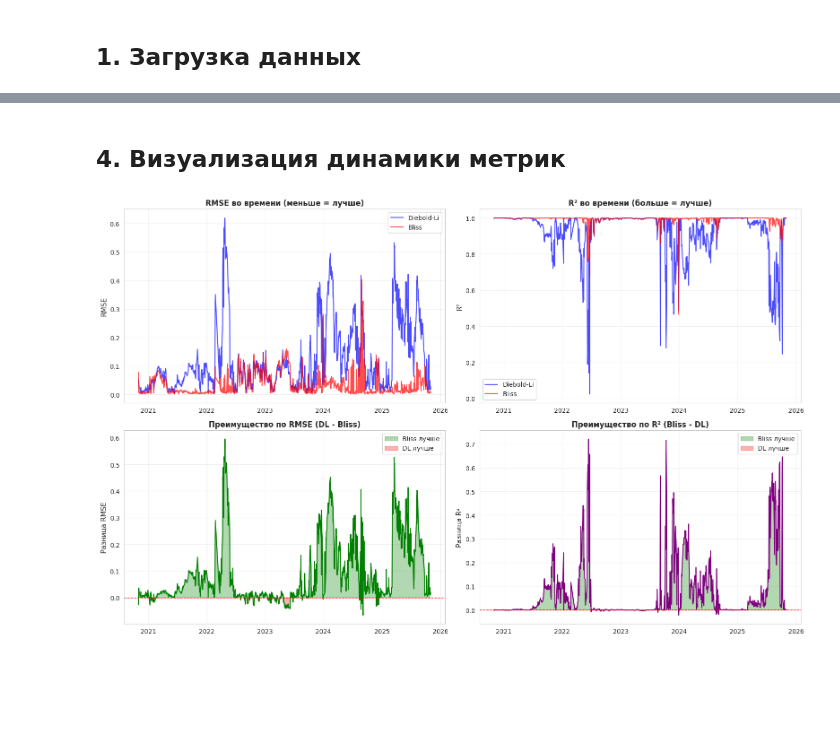
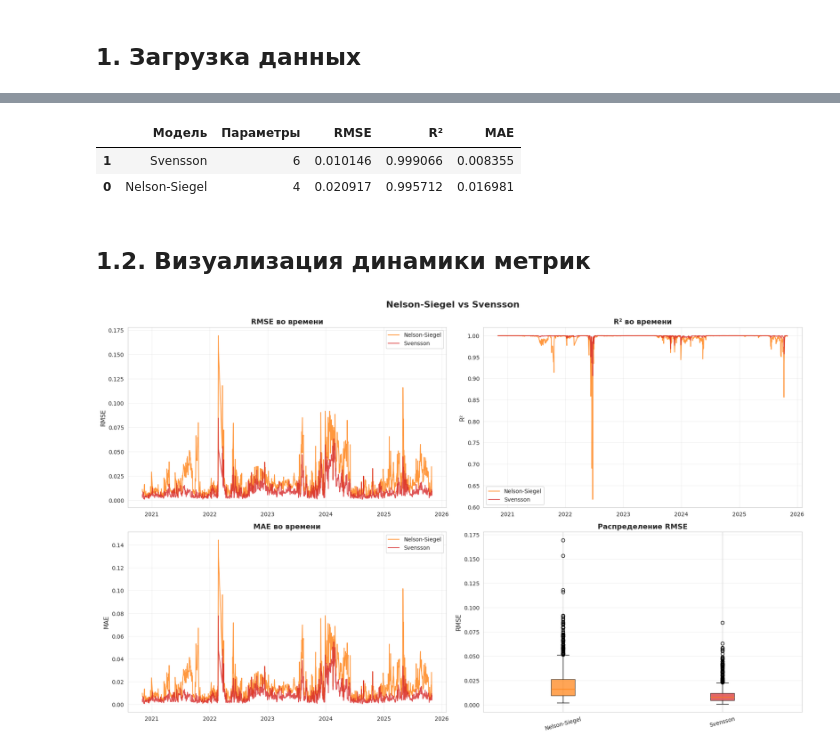
Before and after one commit to perin-nn/financial_project_2025, a Jupyter notebook: Comparison.ipynb, the cells around one changed output, grey strips where cells are left out. Cells and saved outputs as stored; diff of their text form; code cells hidden in the pictures; blank space fills up the shorter version.

```diff
--- a/Comparison.ipynb
+++ b/Comparison.ipynb
@@ -117,47 +56,63 @@ Bliss выиграл: 1107 раз (88.1%)
+# %%
+models_ns_sv = {
+    'Nelson-Siegel': results_ns,
+    'Svensson': results_svensson
+}
+
+summary_data_ns_sv = []
+for name, res in models_ns_sv.items():
+    summary_data_ns_sv.append({
+        'Модель': name,
+        'Параметры': {'Nelson-Siegel': 4, 'Svensson': 6}[name],
+        'RMSE': res['rmse'].mean(),
+        'R²': res['r2'].mean(),
+        'MAE': res['mae'].mean()
+    })
+
+summary_df_ns_sv = pd.DataFrame(summary_data_ns_sv).sort_values('RMSE')
+summary_df_ns_sv
+# %% [output]
+|  | Модель | Параметры | RMSE | R² | MAE |
+| 1 | Svensson | 6 | 0.010146 | 0.999066 | 0.008355 |
+| 0 | Nelson-Siegel | 4 | 0.020917 | 0.995712 | 0.016981 |
 # %% [markdown]
-## 4. Визуализация динамики метрик
+## 1.2. Визуализация динамики метрик
 # %%
-fig, axes = plt.subplots(2, 2, figsize=(16, 10))
+fig, axes = plt.subplots(2, 2, figsize=(18, 11))
 
-# RMSE
-axes[0, 0].plot(results_dl.index, results_dl['rmse'], linewidth=1.5, label='Diebold-Li', color='blue', alpha=0.7)
-axes[0, 0].plot(results_bliss.index, results_bliss['rmse'], linewidth=1.5, label='Bliss', color='red', alpha=0.7)
-axes[0, 0].set_title('RMSE во времени (меньше = лучше)', fontsize=12, fontweight='bold')
+for name, res in models_ns_sv.items():
+    axes[0, 0].plot(res.index, res['rmse'], linewidth=1.5, label=name, color=colors[name], alpha=0.8)
+axes[0, 0].set_title('RMSE во времени', fontsize=13, fontweight='bold')
 axes[0, 0].set_ylabel('RMSE', fontsize=11)
-axes[0, 0].legend(fontsize=10)
+axes[0, 0].legend(fontsize=10, loc='best')
 axes[0, 0].grid(True, alpha=0.3)
 
-# R²
-axes[0, 1].plot(results_dl.index, results_dl['r2'], linewidth=1.5, label='Diebold-Li', color='blue', alpha=0.7)
-axes[0, 1].plot(results_bliss.index, results_bliss['r2'], linewidth=1.5, label='Bliss', color='red', alpha=0.7)
-axes[0, 1].set_title('R² во времени (больше = лучше)', fontsize=12, fontweight='bold')
+for name, res in models_ns_sv.items():
+    axes[0, 1].plot(res.index, res['r2'], linewidth=1.5, label=name, color=colors[name], alpha=0.8)
+axes[0, 1].set_title('R² во времени', fontsize=13, fontweight='bold')
 axes[0, 1].set_ylabel('R²', fontsize=11)
-axes[0, 1].legend(fontsize=10)
+axes[0, 1].legend(fontsize=10, loc='best')
 axes[0, 1].grid(True, alpha=0.3)
 
-# Разница RMSE
-rmse_diff = results_dl['rmse'] - results_bliss['rmse']
-axes[1, 0].plot(results_dl.index, rmse_diff, linewidth=1.5, color='green')
-axes[1, 0].axhline(y=0, color='red', linestyle='--', linewidth=1)
-axes[1, 0].fill_between(results_dl.index, rmse_diff, 0, where=(rmse_diff > 0), alpha=0.3, color='green', label='Bliss лучше')
-axes[1, 0].fill_between(results_dl.index, rmse_diff, 0, where=(rmse_diff < 0), alpha=0.3, color='red', label='DL лучше')
-axes[1, 0].set_title('Преимущество по RMSE (DL - Bliss)', fontsize=12, fontweight='bold')
-axes[1, 0].set_ylabel('Разница RMSE', fontsize=11)
-axes[1, 0].legend(fontsize=10)
+for name, res in models_ns_sv.items():
+    axes[1, 0].plot(res.index, res['mae'], linewidth=1.5, label=name, color=colors[name], alpha=0.8)
+axes[1, 0].set_title('MAE во времени', fontsize=13, fontweight='bold')
+axes[1, 0].set_ylabel('MAE', fontsize=11)
+axes[1, 0].legend(fontsize=10, loc='best')
 axes[1, 0].grid(True, alpha=0.3)
 
-# Разница R²
-r2_diff = results_bliss['r2'] - results_dl['r2']
-axes[1, 1].plot(results_dl.index, r2_diff, linewidth=1.5, color='purple')
-axes[1, 1].axhline(y=0, color='red', linestyle='--', linewidth=1)
-axes[1, 1].fill_between(results_dl.index, r2_diff, 0, where=(r2_diff > 0), alpha=0.3, color='green', label='Bliss лучше')
-axes[1, 1].fill_between(results_dl.index, r2_diff, 0, where=(r2_diff < 0), alpha=0.3, color='red', label='DL лучше')
-axes[1, 1].set_title('Преимущество по R² (Bliss - DL)', fontsize=12, fontweight='bold')
-axes[1, 1].set_ylabel('Разница R²', fontsize=11)
-axes[1, 1].legend(fontsize=10)
-axes[1, 1].grid(True, alpha=0.3)
+rmse_data = [res['rmse'].values for res in models_ns_sv.values()]
+bp = axes[1, 1].boxplot(rmse_data, tick_labels=models_ns_sv.keys(), patch_artist=True)
+for patch, name in zip(bp['boxes'], models_ns_sv.keys()):
+    patch.set_facecolor(colors[name])
+    patch.set_alpha(0.7)
+axes[1, 1].set_title('Распределение RMSE', fontsize=13, fontweight='bold')
+axes[1, 1].set_ylabel('RMSE', fontsize=11)
+axes[1, 1].grid(True, alpha=0.3, axis='y')
+axes[1, 1].tick_params(axis='x', rotation=15)
 
+plt.suptitle('Nelson-Siegel vs Svensson', fontsize=16, fontweight='bold', y=0.995)
 plt.tight_layout()
 plt.show()
 # %% [output]
-[figure, old version]
+[figure, new version]
```
Also changed, not shown: parts of 23 cells of this notebook, 15 other files.
